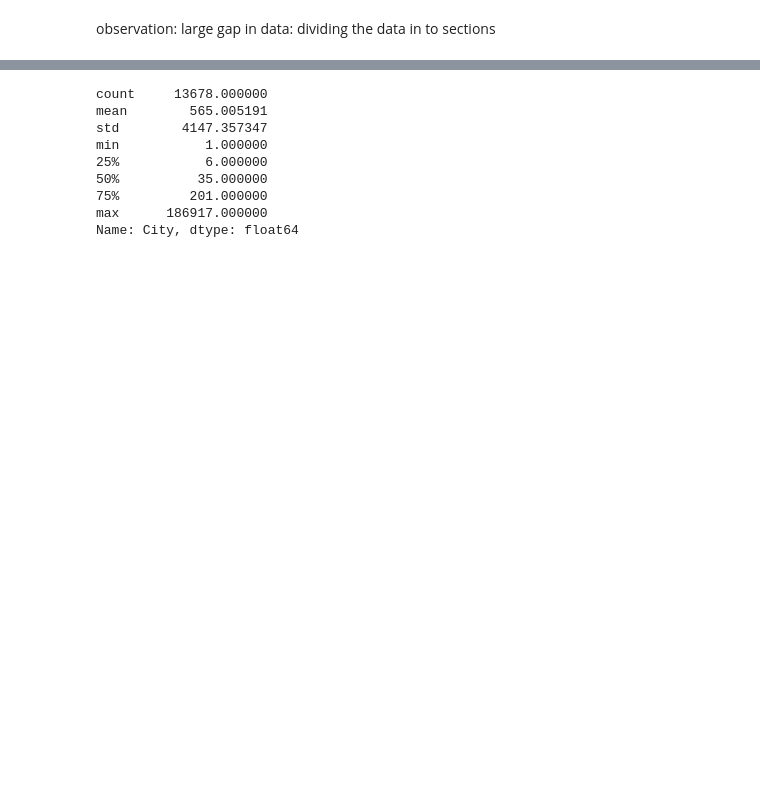
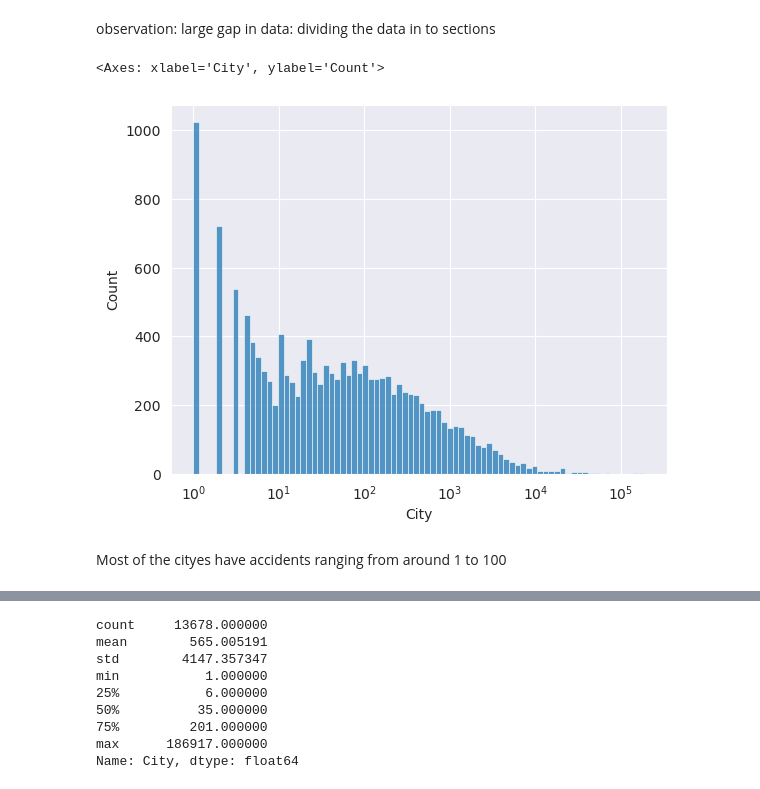
Before and after one commit to Afy-gitH/legendary-Data-Projects, a Jupyter notebook: USA-accidents-eda.ipynb, the cells around one changed output, grey strips where cells are left out. Saved outputs shown, nothing was run; the diff lists cells and outputs as text; code cells hidden in the pictures; blank space fills up the shorter version.

Commit message:
Kaggle Notebook | USA accidents | Version 5

```diff
--- a/USA-accidents-eda.ipynb
+++ b/USA-accidents-eda.ipynb
@@ -195,2 +202,9 @@ https://gist.github.com/mwaskom/de44147ed2974457ad6372750bbe5751
 # %% [markdown]
 observation: large gap in data: dividing the data in to sections
+# %%
+sns.histplot(CITYwrtACi,log_scale = True, bins = 80)
+# %% [output]
+<Axes: xlabel='City', ylabel='Count'>
+[figure, added]
+# %% [markdown]
+Most of the cityes have accidents ranging from around 1 to 100
```
Also changed, not shown: parts of 77 cells of this notebook.
